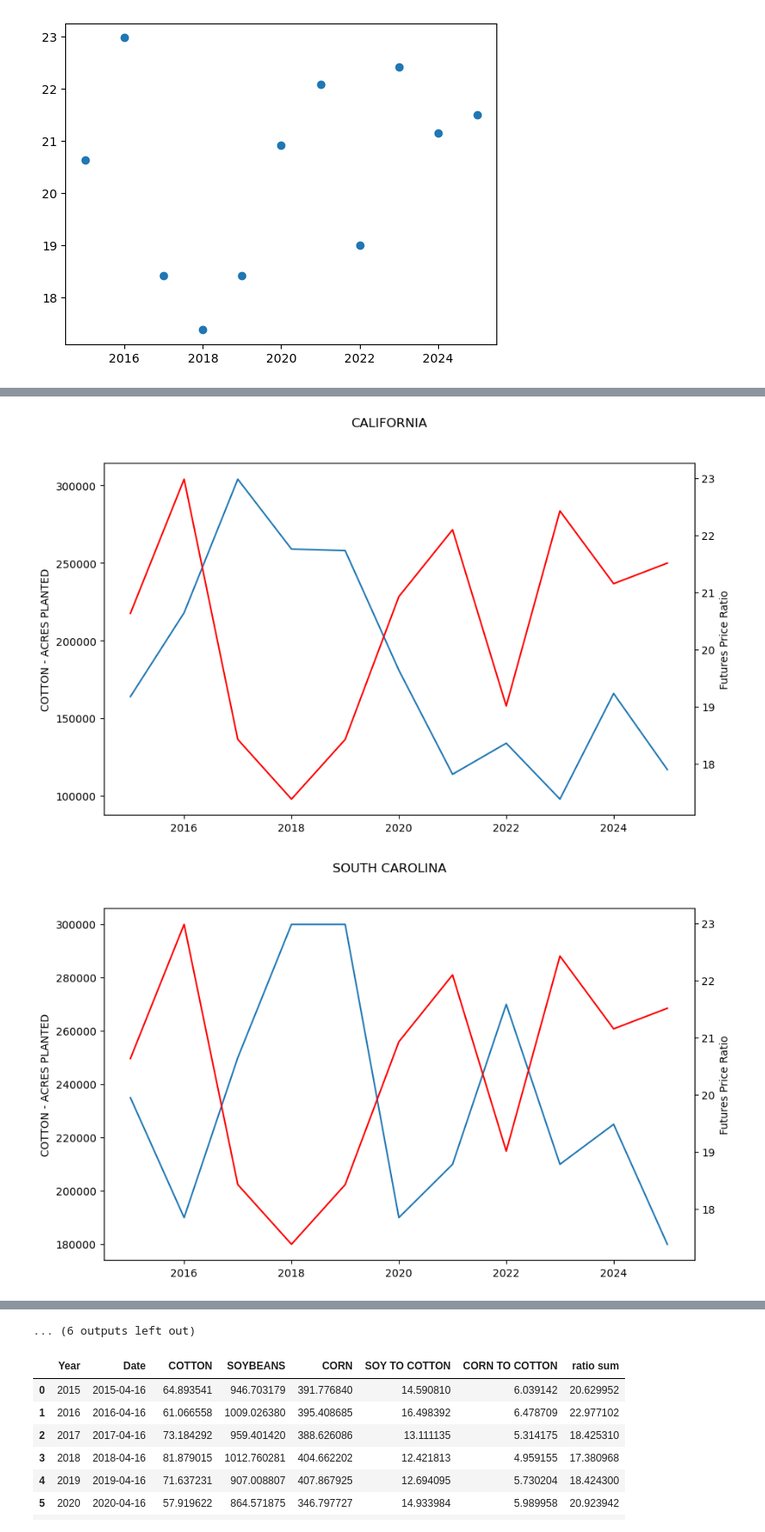
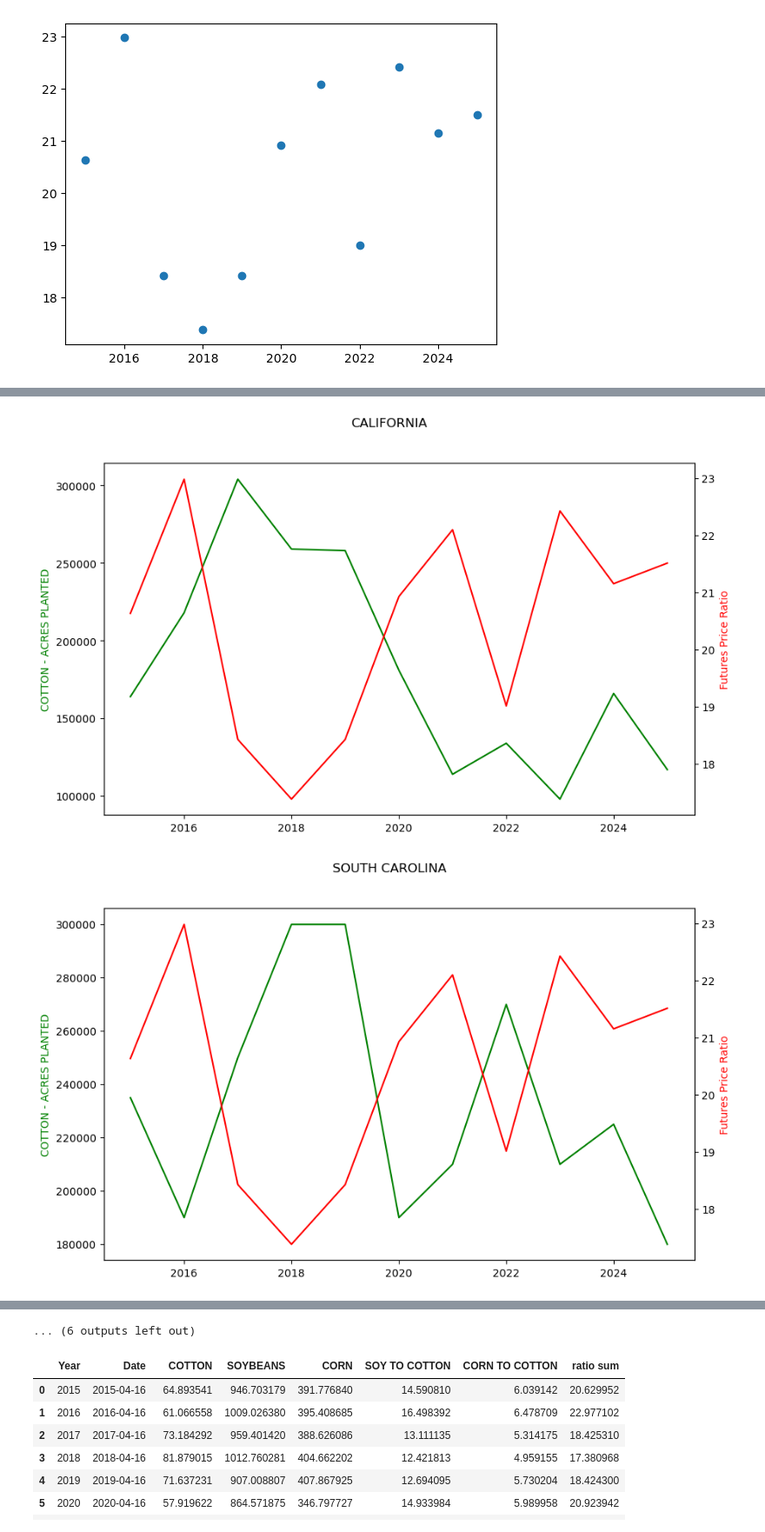
Before and after one commit to leolu12321/pjldc, a Jupyter notebook: week2pjldc.ipynb, the cells around one changed output, grey strips where cells are left out. Shown at 87% size. Drawn from its saved outputs; the diff is of its cells as text; code cells hidden in the pictures.

Commit message:
update v1.1 new plots

```diff
--- a/week2pjldc.ipynb
+++ b/week2pjldc.ipynb
@@ -291,13 +291,13 @@ for states in list_of_states:
     x = state_df['Year']
     y = state_df['COTTON - ACRES PLANTED']
     fig, ax1 = plt.subplots(figsize=(10,6))
-    ax1.set_ylabel('COTTON - ACRES PLANTED')
+    ax1.set_ylabel('COTTON - ACRES PLANTED', color = 'green')
 
     ax2 = ax1.twinx()
-    ax1.plot(x,y)
+    ax1.plot(x,y, color = 'green')
     fig.suptitle(states)
 
     ax2.plot(futures_prices['Year'],futures_prices['ratio sum'],color = 'red')
-    ax2.set_ylabel('Futures Price Ratio')
+    ax2.set_ylabel('Futures Price Ratio', color = 'red')
     plt.show()
 # %% [output]
@@ -305,2 +305,2 @@ for states in list_of_states:
-[figure, old version]
+[figure, new version]
-[figure, old version]
+[figure, new version]
```
Also changed, not shown: parts of 1 cell of this notebook.
